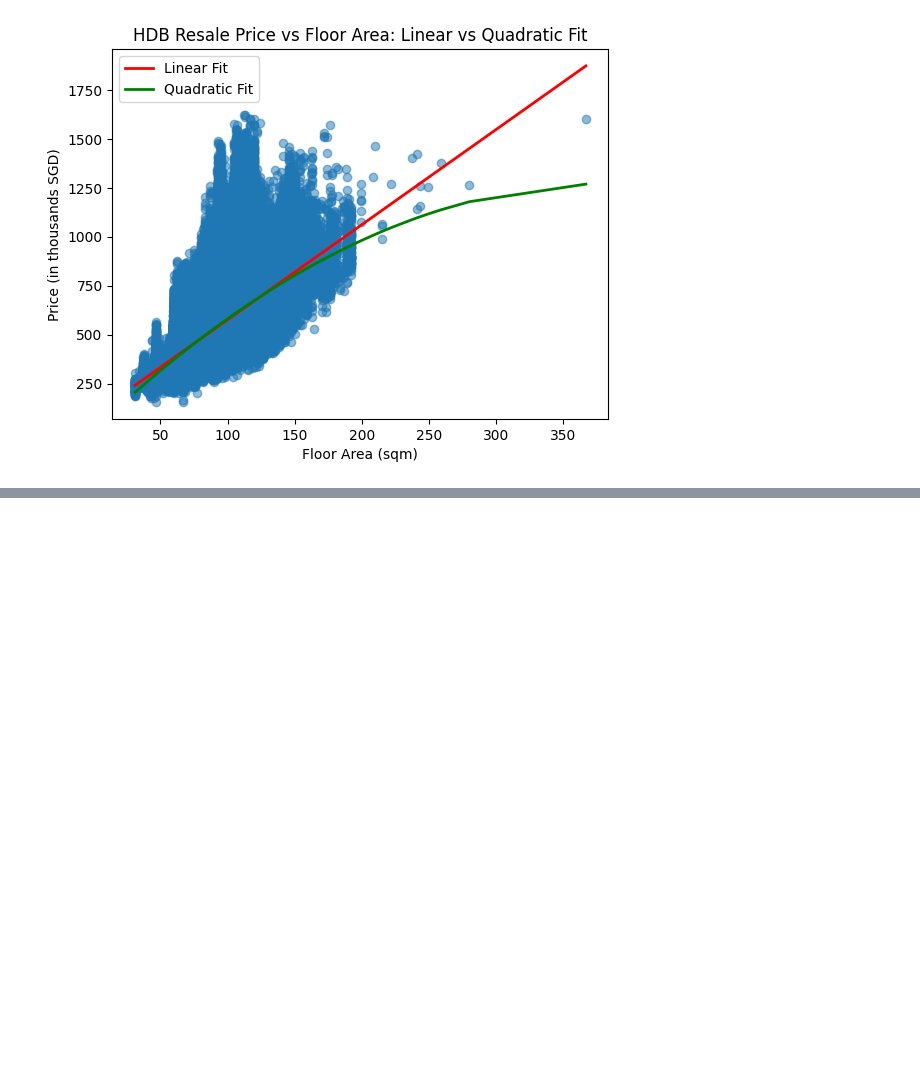
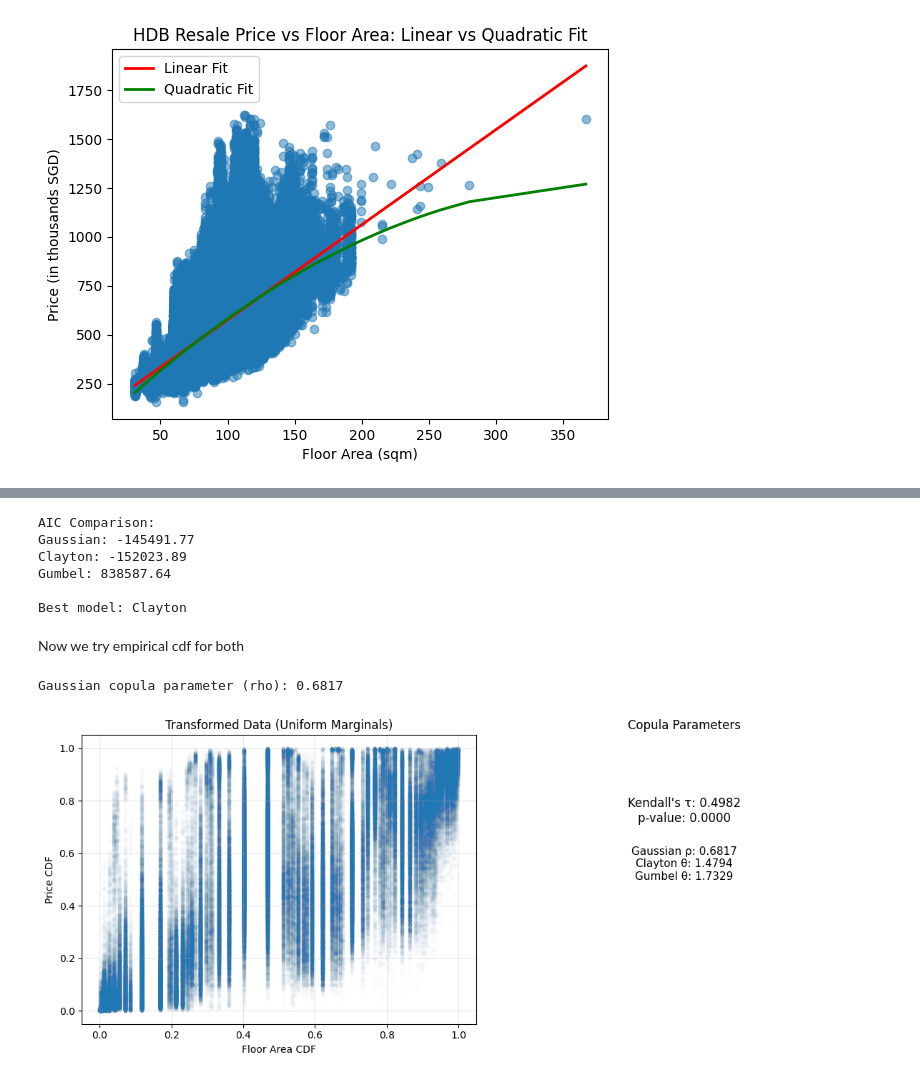
Before and after one commit to luna-ortus-cor/EC4305-Project, a Jupyter notebook: copula/marginal copy.ipynb, the cells around one changed output, grey strips where cells are left out. Drawn from its saved outputs; the diff is of its cells as text; code cells hidden in the pictures; blank space fills up the shorter version.

```diff
--- a/copula/marginal copy.ipynb
+++ b/copula/marginal copy.ipynb
@@ -777,0 +903,68 @@ R-squared for Quadratic Model: 0.3940053249235985
+# %%
+aic_gauss = 2 * 1 - 2 * (-result_gauss.fun)  # 1 parameter
+aic_clayton = 2 * 1 - 2 * (-result_clayton.fun)
+aic_gumbel = 2 * 1 - 2 * (-result_gumbel.fun)
+
+print(f"\nAIC Comparison:")
+print(f"Gaussian: {aic_gauss:.2f}")
+print(f"Clayton: {aic_clayton:.2f}")
+print(f"Gumbel: {aic_gumbel:.2f}")
+print(f"\nBest model: {['Gaussian', 'Clayton', 'Gumbel'][np.argmin([aic_gauss, aic_clayton, aic_gumbel])]}")
+# %% [output]
+AIC Comparison:
+Gaussian: -145491.77
+Clayton: -152023.89
+Gumbel: 838587.64
+
+Best model: Clayton
+# %% [markdown]
+Now we try empirical cdf for both
+# %%
+prices_cdf = scipy.stats.rankdata(price) / (len(price) + 1)
+floor_area_cdf = scipy.stats.rankdata(floor_area) / (len(floor_area) + 1)
+# %%
+# Fit Gaussian copula
+result_gauss = minimize(gaussian_copula_loglik, x0=0.5, args=(floor_area_cdf, prices_cdf),
+                        bounds=[(-0.99, 0.99)])
+rho_gauss = result_gauss.x[0]
+print(f"Gaussian copula parameter (rho): {rho_gauss:.4f}")
+
+# Fit Clayton copula
+result_clayton = minimize(clayton_copula_loglik, x0=10.0, args=(floor_area_cdf, prices_cdf),
+                          bounds=[(0.01, 20)])
+theta_clayton = result_clayton.x[0]
+print(f"Clayton copula parameter (theta): {theta_clayton:.4f}")
+
+# Fit Gumbel copula
+result_gumbel = minimize(gumbel_copula_loglik, x0=10, args=(floor_area_cdf, prices_cdf),
+                         bounds=[(1.01, 20)])
+theta_gumbel = result_gumbel.x[0]
+print(f"Gumbel copula parameter (theta): {theta_gumbel:.4f}")
+# %% [output]
+Gaussian copula parameter (rho): 0.6817
+# %%
+# 4. VISUALISATION
+fig, axes = plt.subplots(1, 2, figsize=(12, 5))
+
+# Scatter plot
+axes[0].scatter(floor_area_cdf, prices_cdf, s=10, alpha=0.01)
+axes[0].set_xlabel('Floor Area CDF')
+axes[0].set_ylabel('Price CDF')
+axes[0].set_title('Transformed Data (Uniform Marginals)')
+axes[0].grid(True, alpha=0.3)
+
+from scipy.stats import kendalltau
+tau, p_value = kendalltau(floor_area_cdf, prices_cdf)
+axes[1].text(0.5, 0.7, f"Kendall's τ: {tau:.4f}\np-value: {p_value:.4f}",
+             ha='center', fontsize=12, transform=axes[1].transAxes)
+axes[1].text(0.5, 0.5, f"\nGaussian ρ: {rho_gauss:.4f}\n"
+                        f"Clayton θ: {theta_clayton:.4f}\n"
+                        f"Gumbel θ: {theta_gumbel:.4f}",
+             ha='center', fontsize=11, transform=axes[1].transAxes)
+axes[1].axis('off')
+axes[1].set_title('Copula Parameters')
+
+plt.tight_layout()
+plt.show()
+# %% [output]
+[figure, added]
```
Also changed, not shown: parts of 30 cells of this notebook.
